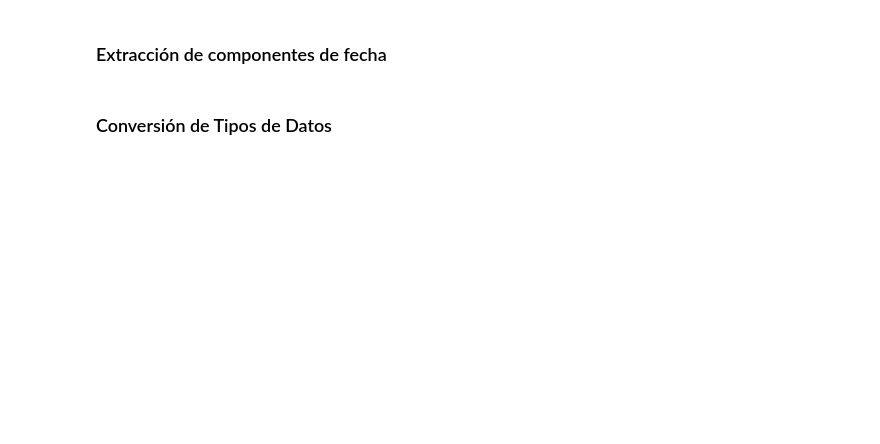
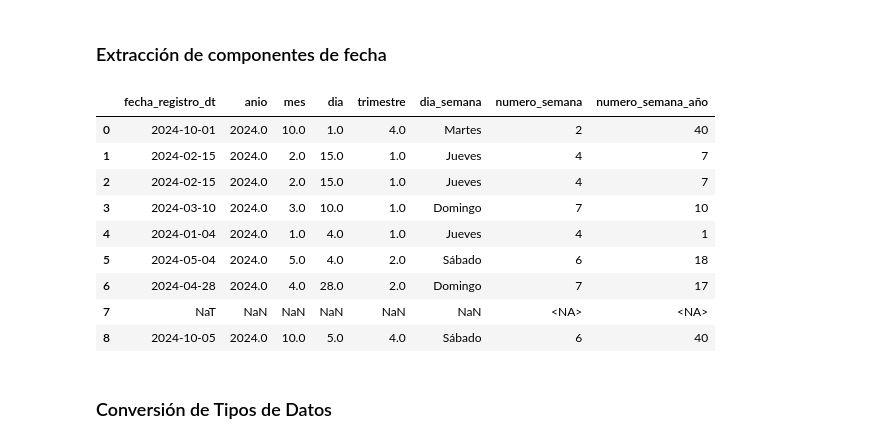
Before and after one commit to netcluster/Python-para-el-an-lisis-de-datos, a Jupyter notebook: Unidad 3/U3Limpiezaypreparacindedatos.ipynb, the cells around one changed output. Drawn from its saved outputs; the diff is of its cells as text; code cells hidden in the pictures; blank space fills up the shorter version.

```diff
--- a/Unidad 3/U3Limpiezaypreparacindedatos.ipynb
+++ b/Unidad 3/U3Limpiezaypreparacindedatos.ipynb
@@ -386,4 +430,26 @@ df
 # %% [markdown]
 ### Extracción de componentes de fecha
+# %%
+#Extraer componentes de fecha
+df['anio']  = df['fecha_registro_dt'].dt.year
+df['mes']  = df['fecha_registro_dt'].dt.month
+df['dia']  = df['fecha_registro_dt'].dt.day
+df['trimestre']  = df['fecha_registro_dt'].dt.quarter
+df['numero_semana']  = df['fecha_registro_dt'].dt.isocalendar().day
+df['numero_semana_año']  = df['fecha_registro_dt'].dt.isocalendar().week
+df['dia_semana']  = df['fecha_registro_dt'].dt.day_name(locale='es_ES')
+
+df[['fecha_registro_dt', 'anio', 'mes', 'dia', 'trimestre', 'dia_semana', 'numero_semana', 'numero_semana_año']]
+# %% [output]
+|  | fecha_registro_dt | anio | mes | dia | trimestre | dia_semana | numero_semana | numero_semana_año |
+| 0 | 2024-10-01 | 2024.0 | 10.0 | 1.0 | 4.0 | Martes | 2 | 40 |
+| 1 | 2024-02-15 | 2024.0 | 2.0 | 15.0 | 1.0 | Jueves | 4 | 7 |
+| 2 | 2024-02-15 | 2024.0 | 2.0 | 15.0 | 1.0 | Jueves | 4 | 7 |
+| 3 | 2024-03-10 | 2024.0 | 3.0 | 10.0 | 1.0 | Domingo | 7 | 10 |
+| 4 | 2024-01-04 | 2024.0 | 1.0 | 4.0 | 1.0 | Jueves | 4 | 1 |
+| 5 | 2024-05-04 | 2024.0 | 5.0 | 4.0 | 2.0 | Sábado | 6 | 18 |
+| 6 | 2024-04-28 | 2024.0 | 4.0 | 28.0 | 2.0 | Domingo | 7 | 17 |
+| 7 | NaT | NaN | NaN | NaN | NaN | NaN | <NA> | <NA> |
+| 8 | 2024-10-05 | 2024.0 | 10.0 | 5.0 | 4.0 | Sábado | 6 | 40 |
 # %% [markdown]
 ### Conversión de Tipos de Datos
```
Also changed, not shown: parts of 29 cells of this notebook, 3 other files.
